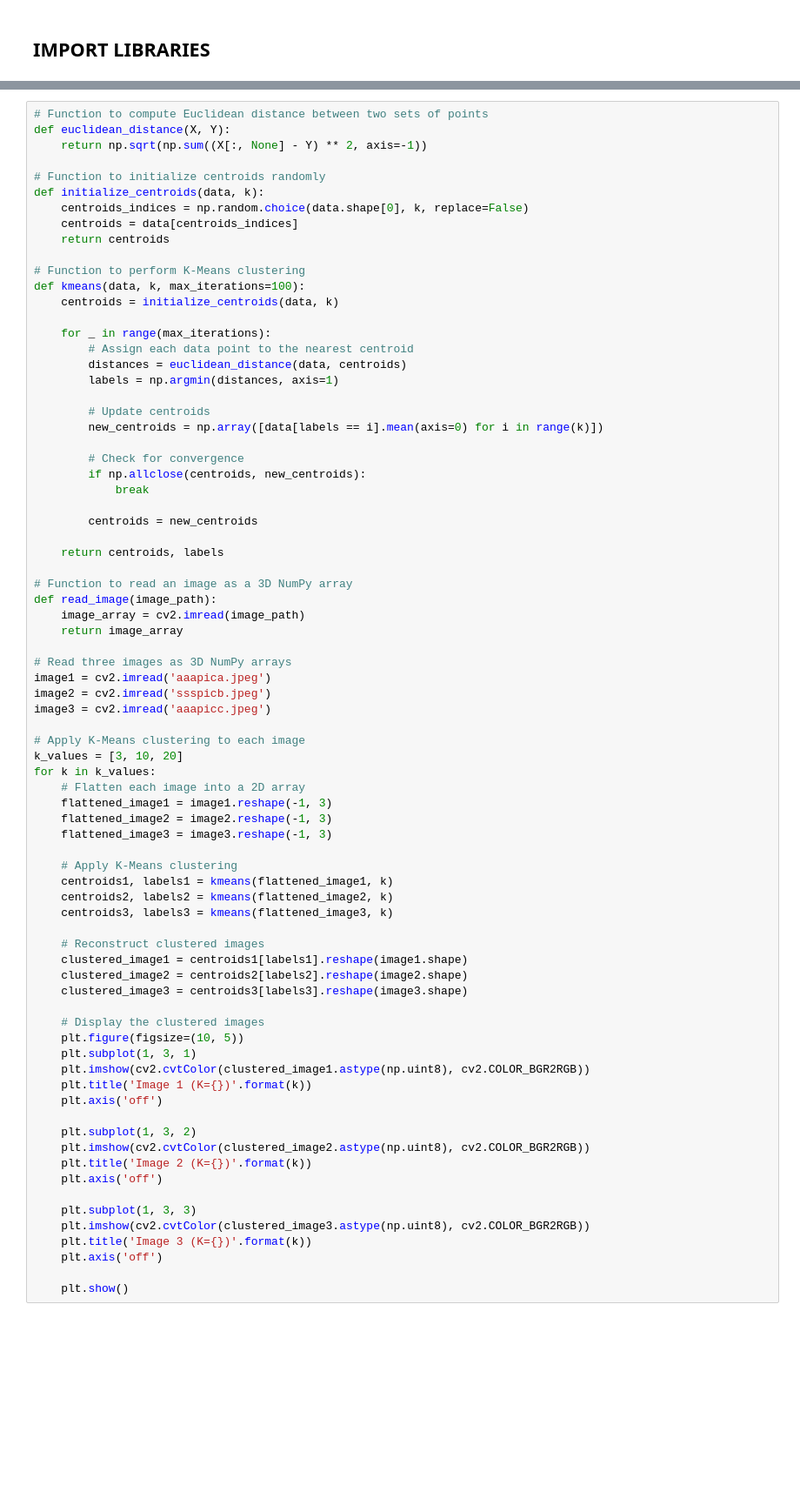
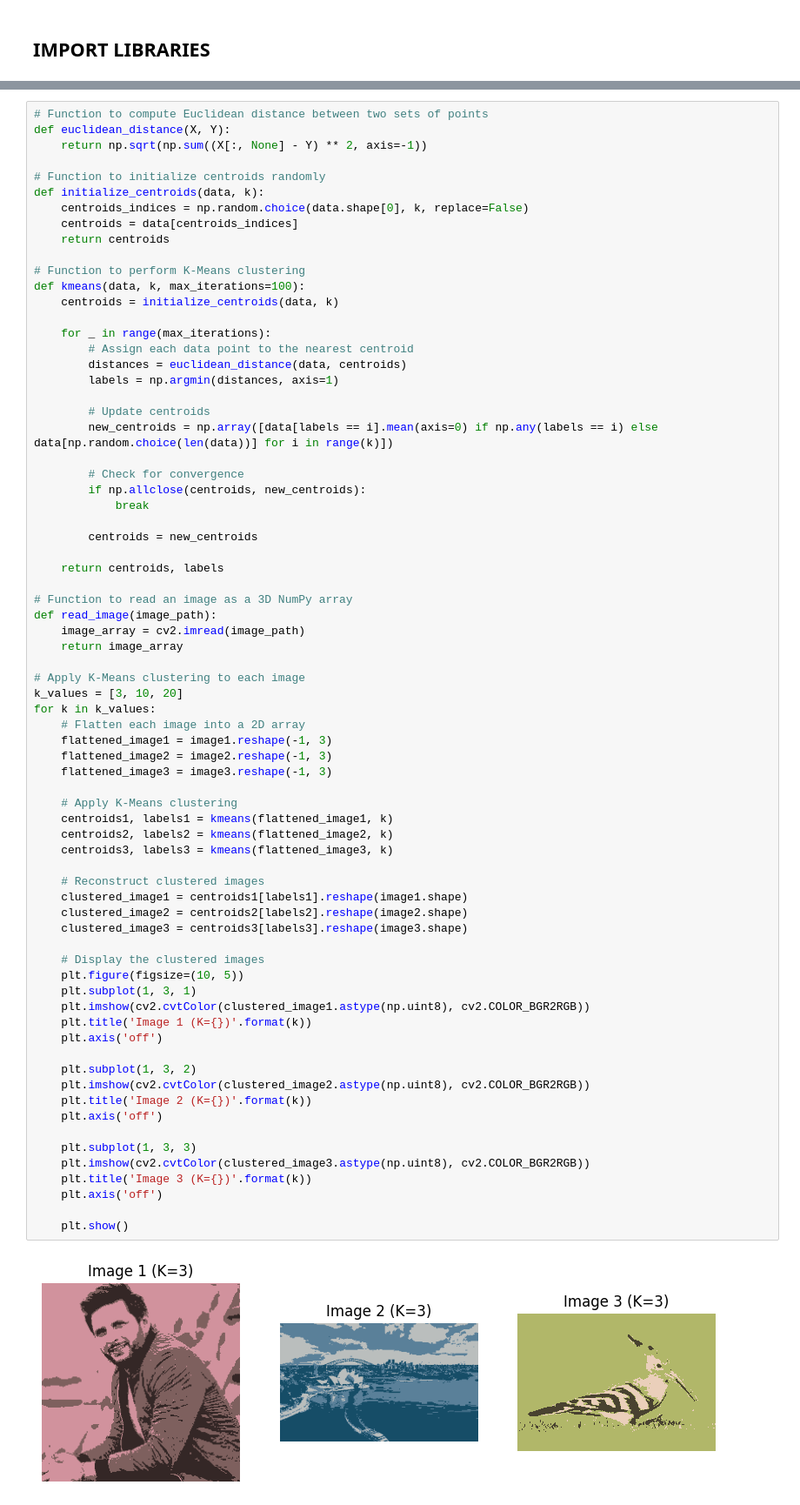
Before and after one commit to ANAS-TAAHIR/Assignments, a Jupyter notebook: Assignment 5 - K-Means/Kmeans.ipynb, the cells around one changed output, grey strips where cells are left out. Shown: that part at 87% size. Cells and saved outputs as stored; diff of their text form; blank space fills up the shorter version.

```diff
--- a/Assignment 5 - K-Means/Kmeans.ipynb
+++ b/Assignment 5 - K-Means/Kmeans.ipynb
@@ -28,7 +54,7 @@ def kmeans(data, k, max_iterations=100):
         labels = np.argmin(distances, axis=1)
 
         # Update centroids
-        new_centroids = np.array([data[labels == i].mean(axis=0) for i in range(k)])
+        new_centroids = np.array([data[labels == i].mean(axis=0) if np.any(labels == i) else data[np.random.choice(len(data))] for i in range(k)])
 
         # Check for convergence
         if np.allclose(centroids, new_centroids):
@@ -42,11 +68,6 @@ def kmeans(data, k, max_iterations=100):
 def read_image(image_path):
     image_array = cv2.imread(image_path)
     return image_array
-
-# Read three images as 3D NumPy arrays
-image1 = cv2.imread('aaapica.jpeg')
-image2 = cv2.imread('ssspicb.jpeg')
-image3 = cv2.imread('aaapicc.jpeg')
 
 # Apply K-Means clustering to each image
 k_values = [3, 10, 20]
@@ -57,30 +78,32 @@ for k in k_values:
     flattened_image3 = image3.reshape(-1, 3)
 
     # Apply K-Means clustering
     centroids1, labels1 = kmeans(flattened_image1, k)
     centroids2, labels2 = kmeans(flattened_image2, k)
     centroids3, labels3 = kmeans(flattened_image3, k)
 
     # Reconstruct clustered images
     clustered_image1 = centroids1[labels1].reshape(image1.shape)
     clustered_image2 = centroids2[labels2].reshape(image2.shape)
     clustered_image3 = centroids3[labels3].reshape(image3.shape)
 
     # Display the clustered images
     plt.figure(figsize=(10, 5))
     plt.subplot(1, 3, 1)
     plt.imshow(cv2.cvtColor(clustered_image1.astype(np.uint8), cv2.COLOR_BGR2RGB))
     plt.title('Image 1 (K={})'.format(k))
     plt.axis('off')
 
     plt.subplot(1, 3, 2)
     plt.imshow(cv2.cvtColor(clustered_image2.astype(np.uint8), cv2.COLOR_BGR2RGB))
     plt.title('Image 2 (K={})'.format(k))
     plt.axis('off')
 
     plt.subplot(1, 3, 3)
     plt.imshow(cv2.cvtColor(clustered_image3.astype(np.uint8), cv2.COLOR_BGR2RGB))
     plt.title('Image 3 (K={})'.format(k))
     plt.axis('off')
 
     plt.show()
+# %% [output]
+[figure, added]
```
Also changed, not shown: parts of 5 cells of this notebook, 3 other files.
